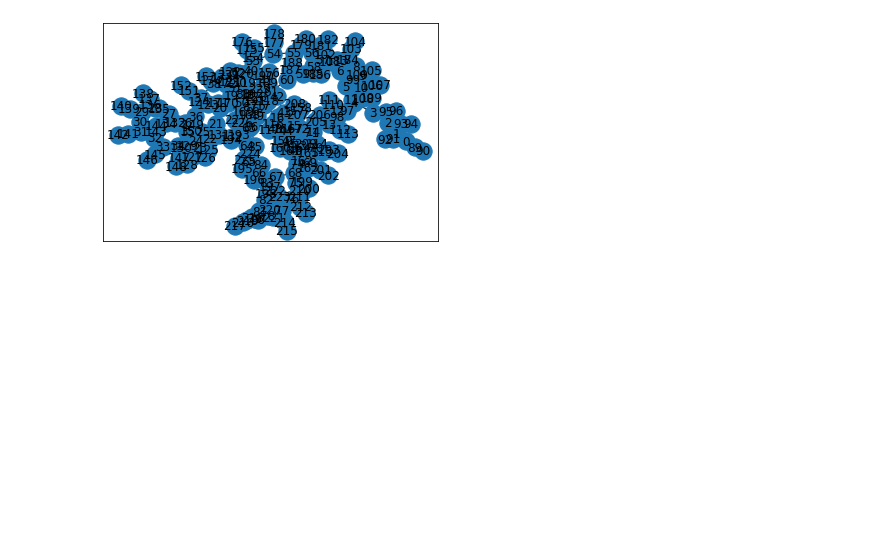
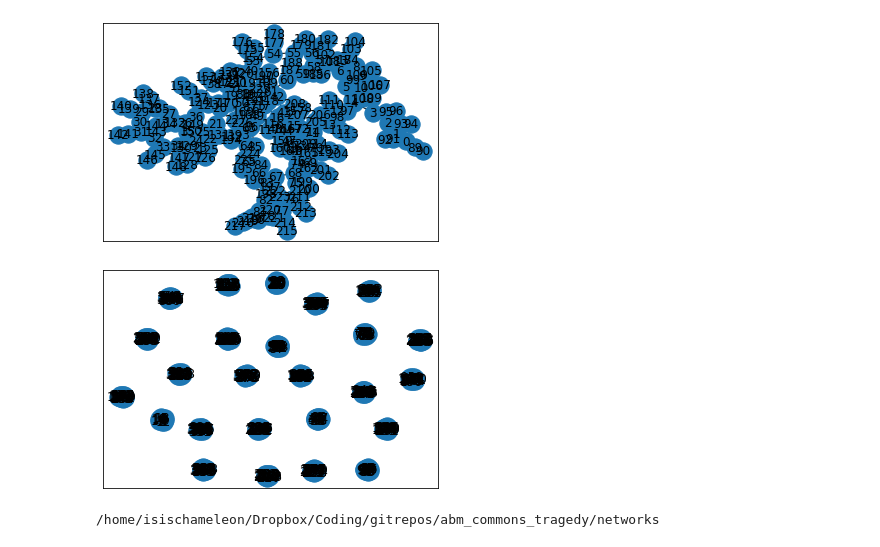
Before and after one commit to IsisChameleon/abm_commons_tragedy, a Jupyter notebook: Networkx-commons.ipynb, the cells around one changed output. Cells and saved outputs as stored; diff of their text form; code cells hidden in the pictures; blank space fills up the shorter version.

```diff
--- a/Networkx-commons.ipynb
+++ b/Networkx-commons.ipynb
@@ -106,3 +106,13 @@ red = nx.random_lobster(100, 0.9, 0.9)
 nx.draw_networkx(red)
 # %% [output]
 [figure]
+# %%
+caveman = nx.caveman_graph(25, 16)
+nx.write_gml(caveman, path/"caveman_25_16.gml")
+nx.draw_networkx(caveman)
+# %% [output]
+[figure, added]
+# %%
+print(path)
+# %% [output]
+/home/isischameleon/Dropbox/Coding/gitrepos/abm_commons_tragedy/networks
```
Also changed, not shown: 1 other file.
